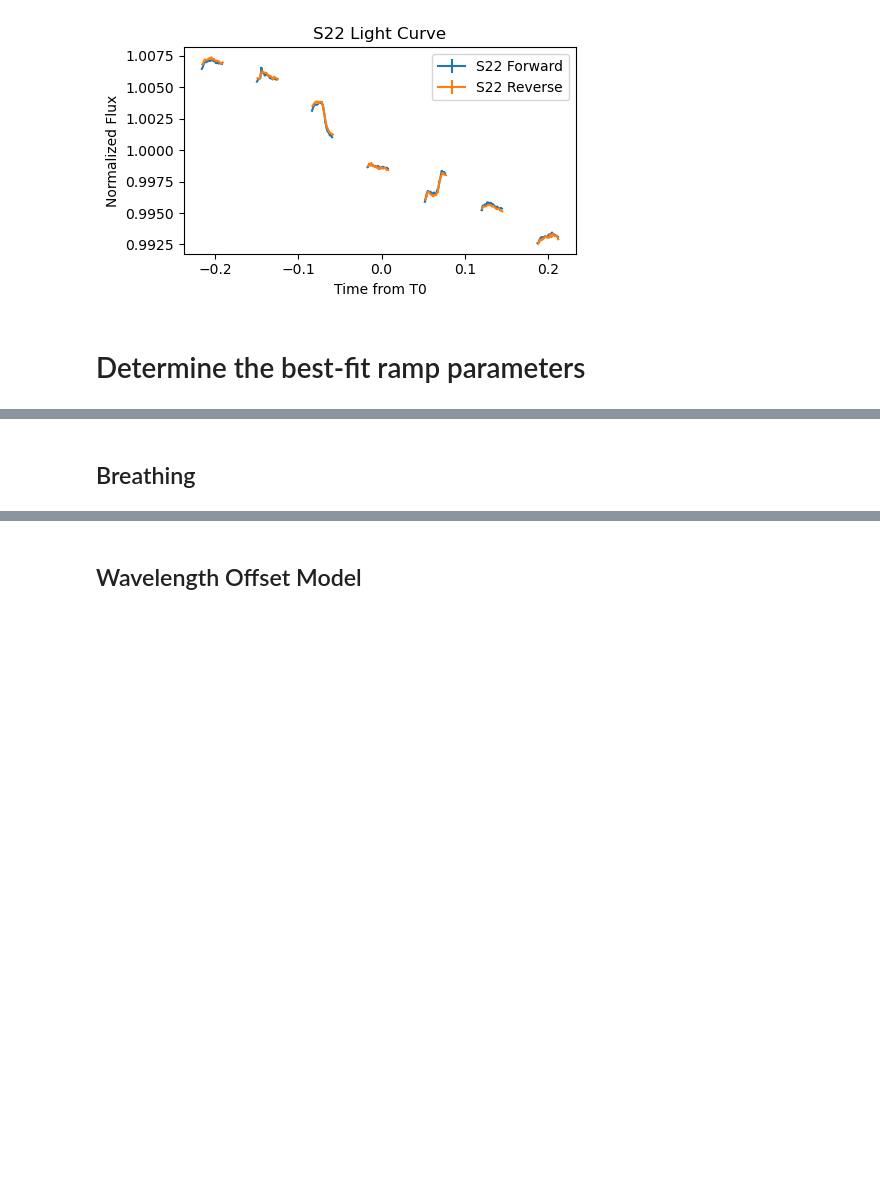
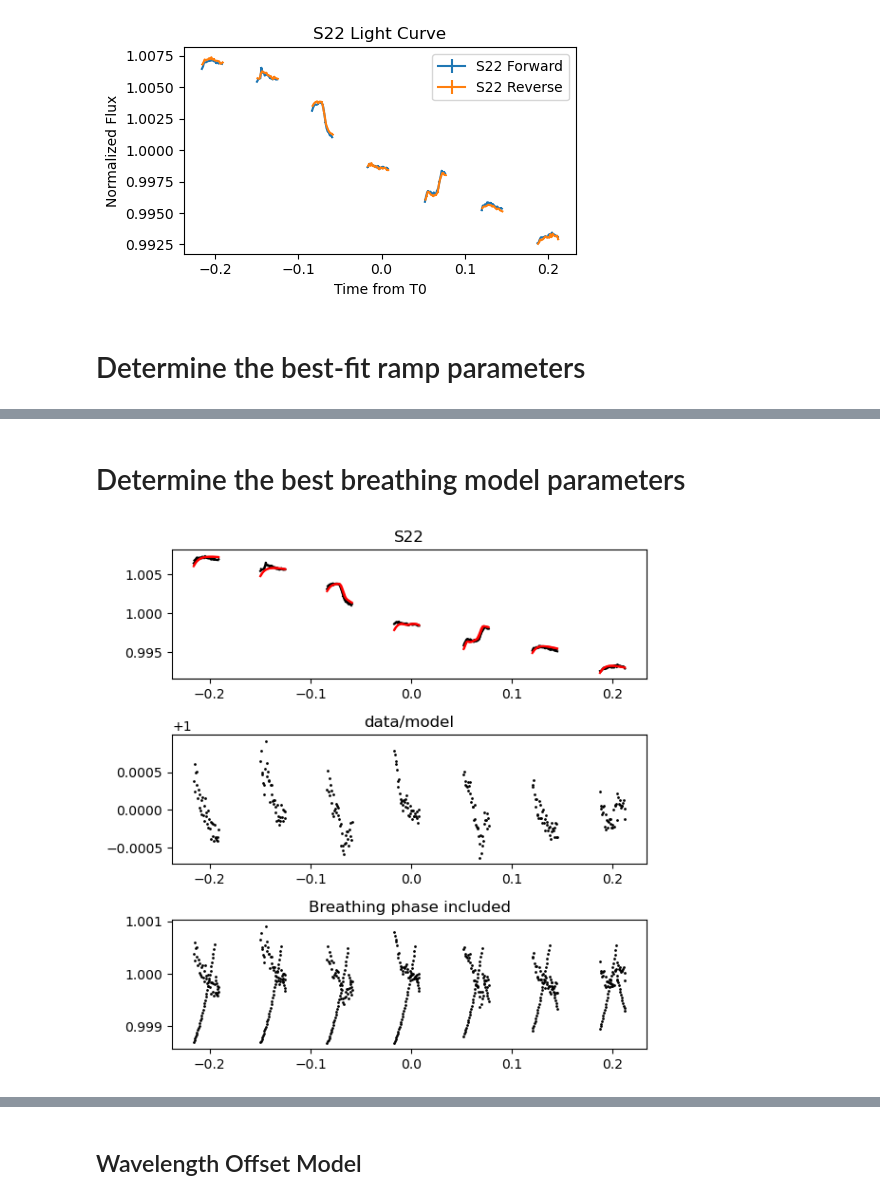
Before and after one commit to will-waalkes/Spot_Treating_AUMicb, a Jupyter notebook: modeling/MODEL-TESTS.ipynb, the cells around one changed output, grey strips where cells are left out. Saved outputs shown, nothing was run; the diff lists cells and outputs as text; code cells hidden in the pictures; blank space fills up the shorter version.

Commit message:
Changes to modeling

```diff
--- a/modeling/MODEL-TESTS.ipynb
+++ b/modeling/MODEL-TESTS.ipynb
@@ -490,22 +607,43 @@ plt.clf()
 <Figure size 640x480 with 0 Axes>
 # %% [markdown]
-## Breathing
+# Determine the best breathing model parameters
-# %%
-def breathing(b1=1.03667671e-02,
-              b2=4.32624068e-02,
-              b3=-3.46439646e-01,
-              b4=6.20509213e-01, t=None):
-
-    hst_orbital_period = 95.7 # minutes
-    hst_per_in_days = hst_orbital_period * (1./60.) * (1./24.)
-
-    phase1 = (t - ref_time[0] + 0.02) / hst_per_in_days     # the data point at time "epoch" will be the zero-point; convert int phase by division through period
-    phase2 = np.floor(phase1)            # identify integer intervals of phase (where phase is between 0-1, between 1-2, between 2-3 and over 3)
-    phase = phase1 - phase2              # make phase be in interval from 0 to 1
-    toobig = np.where(phase > 0.5)[0]    # figure out where phase is bigger than 0.5
-    if toobig.size > 0:
-        phase[toobig] -= 1.0                 # where it is bigger than 0.5, subtract one to get to interval [-0.5, 0.5]
-
-    breathing = b1*phase + b2*phase**2 + b3*phase**3 + b4*phase**4
-
-    return breathing
+# %%
+b1 = params['b1']
+b2 = params['b2']
+b3 = params['b3']
+b4 = params['b4']
+phase_offset = params['phase_offset']
+
+'set up the plot'
+fig, axs = plt.subplots(3,1,figsize=(6, 6))  # Increase figure height to accommodate white space
+
+for i in [0, 1]:
+    ramp_phases = []
+    for o in [0, 1, 2, 3, 4, 5, 6, 7]:
+        rphase = (img_dates[i][orbit == o] - ref_time[o]) / hst_per_in_days
+        ramp_phases.append(rphase)
+    rphase = np.concatenate(ramp_phases)
+
+    bphase = (times_from_T0[i] - ref_time[0]+phase_offset) % hst_per_in_days     # the data point at time "epoch" will be the zero-point; convert int phase by division through period
+    breathing = 1+b1*bphase + b2*bphase**2 + b3*bphase**3 + b4*bphase**4
+
+    # Compute the best-fit ramp model
+    ramp = ramp_model(params['r1'], params['r2'], params['r3'], rphase)
+    model = ramp*lc_i
+    model /= np.nanmean(model)
+    relative_flux = data_fluxes[i] / np.nanmean(data_fluxes[i])
+    axs[0].set_title(f'{visit}')
+    axs[0].plot(times_from_T0[i], model, color='red', zorder=100)
+    axs[0].errorbar(times_from_T0[i], relative_flux, relative_errs[i], color='k')
+    axs[1].set_title(f'data/model')
+    axs[1].scatter(times_from_T0[i], (relative_flux/model), color='k', zorder=100,s=1)
+    axs[2].set_title(f'Breathing phase included')
+    axs[2].scatter(times_from_T0[i], (relative_flux/model), color='k', zorder=100,s=1)
+    axs[2].scatter(times_from_T0[i], breathing, color='k', zorder=100,s=1)
+
+# Adjust layout for better spacing
+plt.tight_layout()
+# Show the figure
+plt.show()
+# %% [output]
+[figure, added]
```
Also changed, not shown: parts of 13 cells of this notebook, 14 other files.
